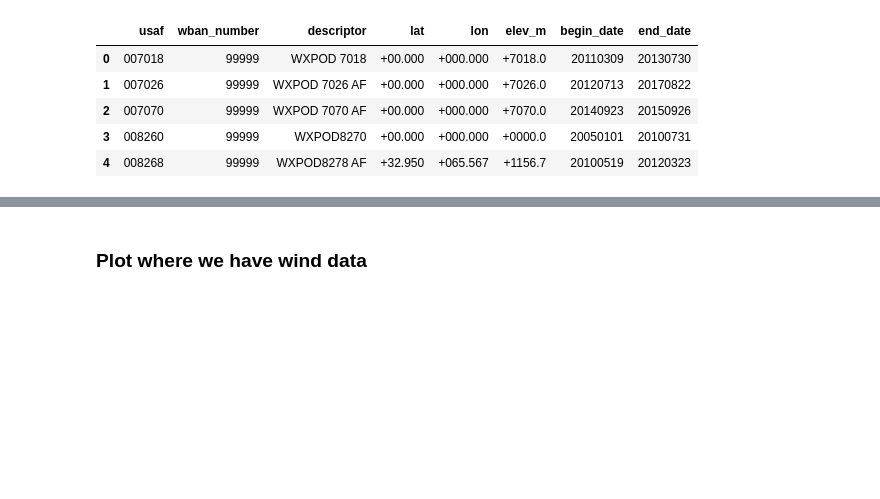
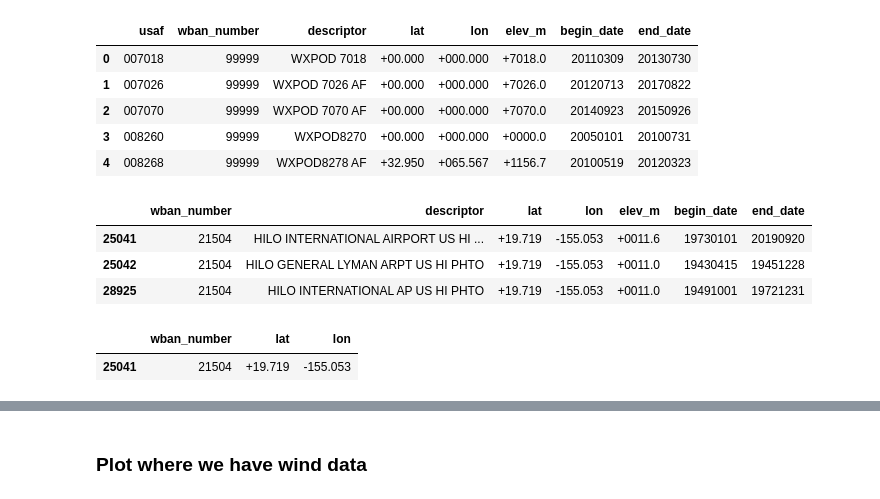
Before and after one commit to arnoldyb/air_pollution, a Jupyter notebook: initial_looks/NOAA_initial_look.ipynb, the cells around one changed output, grey strips where cells are left out. Drawn from its saved outputs; the diff is of its cells as text; code cells hidden in the pictures; blank space fills up the shorter version.

Commit message:
Initial analysis with full month asos data

```diff
--- a/initial_looks/NOAA_initial_look.ipynb
+++ b/initial_looks/NOAA_initial_look.ipynb
@@ -22,3 +24,12 @@ pd.set_option('display.max_columns', 500)
+# %%
+# Use this cell to specify the paths for the data folder in your local machines
+# Use the variable 'datafolder' to specify the path
+# Comment out all the data paths except your own
+# NOAA data ia assumed to be in a subfolder called 'noaa'
+# For example, if the base data folder is '/users/data', noaa data should be in '/users/data/noaa'
+
+# Angshuman's local path
+datafolder = "/Users/apaul2/Documents/_Common/capstone/Project/data"
 # %% [markdown]
 ### Analyze data file structure
 
@@ -391,0 +402,10 @@ station_df = station_df.drop("usaf", axis=1)
+# %%
+# Read from file that was stored earlier
+station_df = pd.read_parquet("{}/noaa/station_data.parquet".format(datafolder))
+# %%
+station_df[station_df.wban_number == '21504']
+# %% [output]
+|  | wban_number | descriptor | lat | lon | elev_m | begin_date | end_date |
+| 25041 | 21504 | HILO INTERNATIONAL AIRPORT US HI ... | +19.719 | -155.053 | +0011.6 | 19730101 | 20190920 |
+| 25042 | 21504 | HILO GENERAL LYMAN ARPT US HI PHTO | +19.719 | -155.053 | +0011.0 | 19430415 | 19451228 |
+| 28925 | 21504 | HILO INTERNATIONAL AP US HI PHTO | +19.719 | -155.053 | +0011.0 | 19491001 | 19721231 |
@@ -392 +416,6 @@ station_df = station_df.drop("usaf", axis=1)
+# %%
+unique_station_df[unique_station_df.wban_number == '21504']
+# %% [output]
+|  | wban_number | lat | lon |
+| 25041 | 21504 | +19.719 | -155.053 |
 # %%
```
Also changed, not shown: parts of 24 cells of this notebook, 3 other files.
